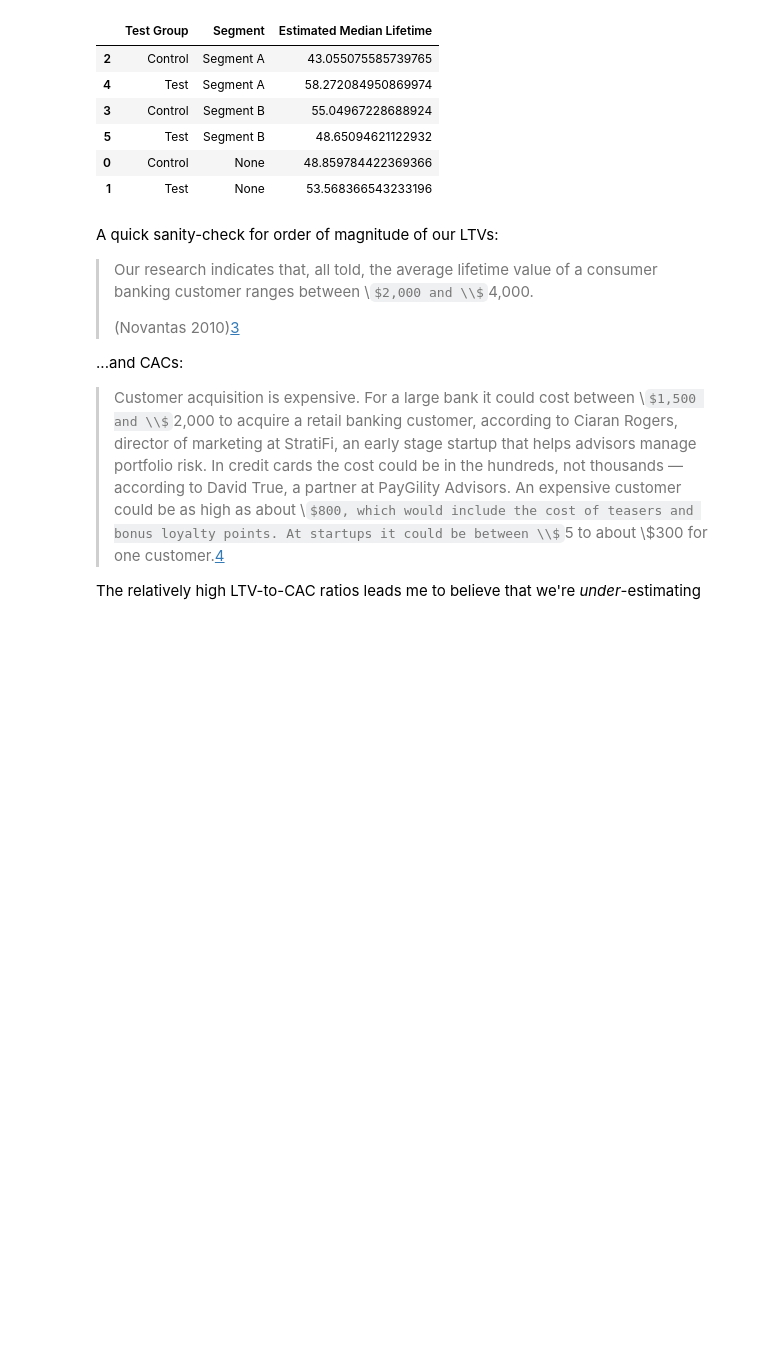
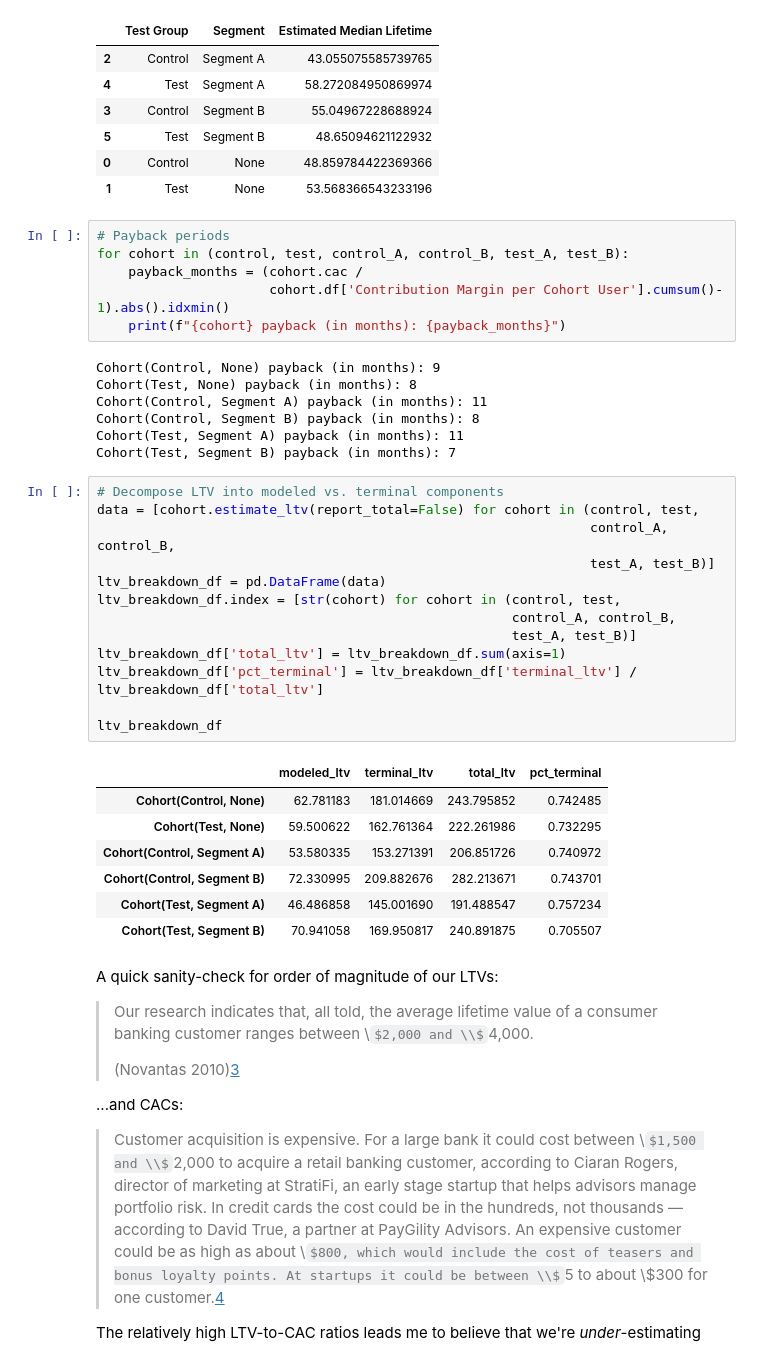
Before and after one commit to Per48edjes/Chime-Case, a Jupyter notebook: analysis.ipynb, the cells around one changed output. Drawn from its saved outputs; the diff is of its cells as text; some formulas as TeX source; blank space fills up the shorter version.

Commit message:
Add payback period and LTV breakdown

```diff
--- a/analysis.ipynb
+++ b/analysis.ipynb
@@ -410,6 +410,40 @@ df_prof_summary[['Test Group', 'Segment', 'Estimated Median Lifetime']].sort_val
 | 5 | Test | Segment B | 48.65094621122932 |
 | 0 | Control | None | 48.859784422369366 |
 | 1 | Test | None | 53.568366543233196 |
+# %%
+# Payback periods
+for cohort in (control, test, control_A, control_B, test_A, test_B):
+    payback_months = (cohort.cac /
+                      cohort.df['Contribution Margin per Cohort User'].cumsum()- 1).abs().idxmin()
+    print(f"{cohort} payback (in months): {payback_months}")
+# %% [output]
+Cohort(Control, None) payback (in months): 9
+Cohort(Test, None) payback (in months): 8
+Cohort(Control, Segment A) payback (in months): 11
+Cohort(Control, Segment B) payback (in months): 8
+Cohort(Test, Segment A) payback (in months): 11
+Cohort(Test, Segment B) payback (in months): 7
+# %%
+# Decompose LTV into modeled vs. terminal components
+data = [cohort.estimate_ltv(report_total=False) for cohort in (control, test,
+                                                               control_A, control_B,
+                                                               test_A, test_B)]
+ltv_breakdown_df = pd.DataFrame(data)
+ltv_breakdown_df.index = [str(cohort) for cohort in (control, test,
+                                                     control_A, control_B,
+                                                     test_A, test_B)]
+ltv_breakdown_df['total_ltv'] = ltv_breakdown_df.sum(axis=1)
+ltv_breakdown_df['pct_terminal'] = ltv_breakdown_df['terminal_ltv'] / ltv_breakdown_df['total_ltv']
+
+ltv_breakdown_df
+# %% [output]
+|  | modeled_ltv | terminal_ltv | total_ltv | pct_terminal |
+| Cohort(Control, None) | 62.781183 | 181.014669 | 243.795852 | 0.742485 |
+| Cohort(Test, None) | 59.500622 | 162.761364 | 222.261986 | 0.732295 |
+| Cohort(Control, Segment A) | 53.580335 | 153.271391 | 206.851726 | 0.740972 |
+| Cohort(Control, Segment B) | 72.330995 | 209.882676 | 282.213671 | 0.743701 |
+| Cohort(Test, Segment A) | 46.486858 | 145.001690 | 191.488547 | 0.757234 |
+| Cohort(Test, Segment B) | 70.941058 | 169.950817 | 240.891875 | 0.705507 |
 # %% [markdown]
 A quick sanity-check for order of magnitude of our LTVs:
 
```
Also changed, not shown: parts of 5 cells of this notebook, 1 other file.
